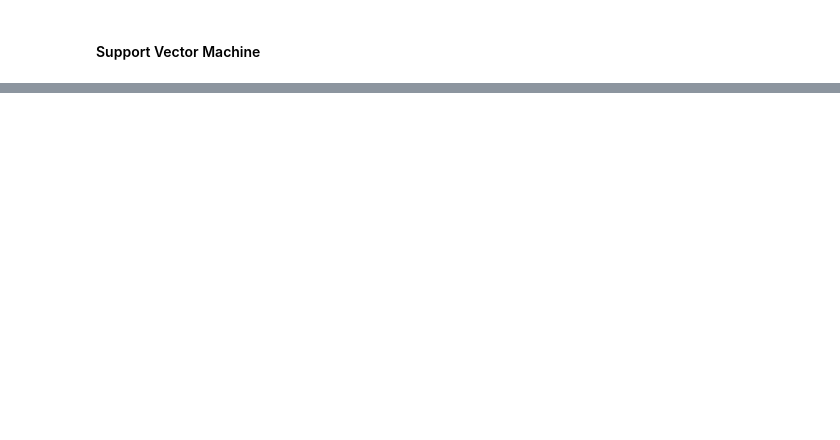
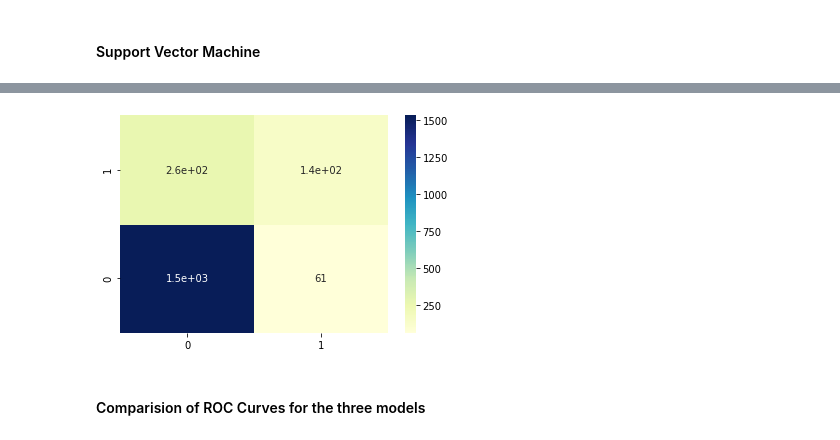
Before and after one commit to ugis22/churn_model, a Jupyter notebook: churn_analysis.ipynb, the cells around one changed output, grey strips where cells are left out. Cells and saved outputs as stored; diff of their text form; code cells hidden in the pictures; blank space fills up the shorter version.

```diff
--- a/churn_analysis.ipynb
+++ b/churn_analysis.ipynb
@@ -610,5 +627,7 @@ SVC(C=150, cache_size=200, class_weight=None, coef0=0.0,
 # %% [markdown]
 ### Random Forest Classifier
+# %%
+best_rf_estimator = RandomForestClassifier(max_depth=6, max_features=6, min_samples_split=3, n_estimators=100)
 # %%
 best_rf_estimator.fit(X_train, y_train)
 # %% [output]
@@ -702,0 +731,2 @@ smv_scores = get_auc_scores()
+# %%
+rf_predict_test = best_rf_estimator.predict(X_test)
@@ -702,0 +763,6 @@ smv_scores = get_auc_scores()
+# %%
+get_confusion_matrix(y_test, rf_predict_test)
+# %% [output]
+[figure, added]
+# %% [markdown]
+#### Comparision of ROC Curves for the three models
```
Also changed, not shown: parts of 45 cells of this notebook.
